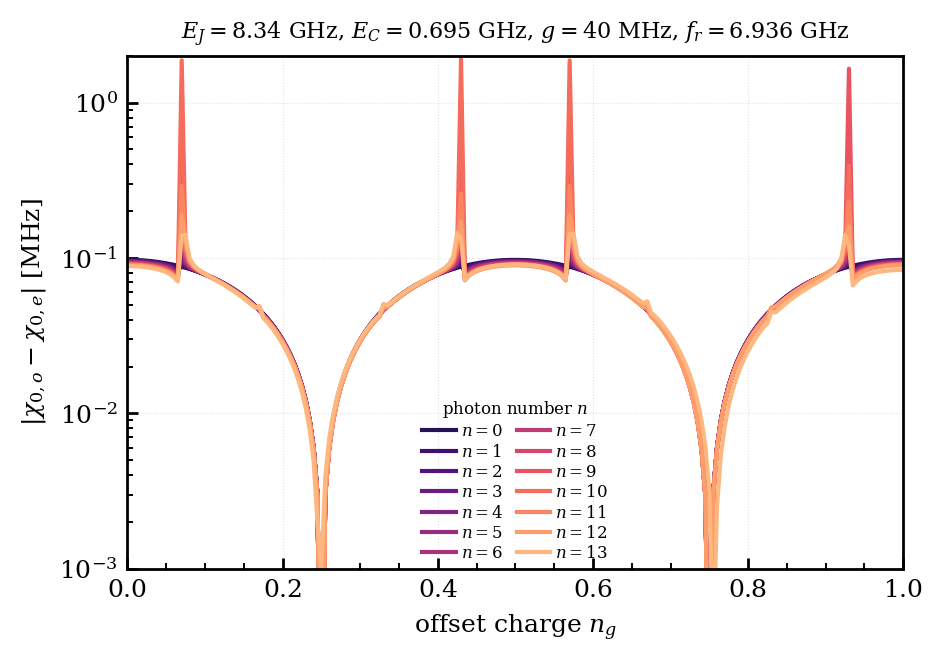
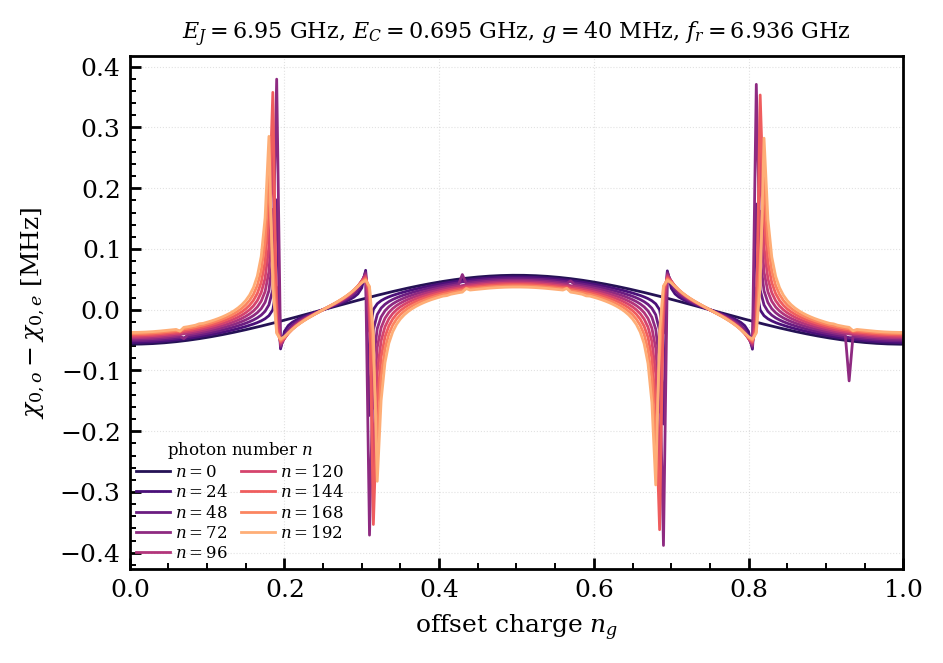
Code edit (unified diff) that turned the first committed figure into the second:
--- before
+++ after
@@ -7,13 +7,13 @@
     fig, ax = plt.subplots(figsize=(4.6, 3.2))
     cmap = cm.get_cmap('magma')
-    for n in photons_to_plot:
+    for n in photons_to_plot[::24]:
         # avoid the very darkest end of magma so n=0 stays visible
         color = cmap(0.15 + 0.7 * n / max(n_max_safe - 1, 1))
         ax.plot(ng_grid, dchi0[:, n] / MHZ,
-                color=color, linewidth=1.5, label=f'$n={n}$')
+                color=color, linewidth=1, label=f'$n={n}$')
 
     ax.set_xlim(0, 1)
     ax.set_xlabel(r'offset charge $n_g$')
-    ax.set_ylabel(r'$|\chi_{0,o} - \chi_{0,e}|$ [MHz]')
+    ax.set_ylabel(r'$\chi_{0,o} - \chi_{0,e}$ [MHz]')
     title_parts = [
         f'$E_J={qpd.e_j_hz/GHZ:.2f}$ GHz',
@@ -27,5 +27,5 @@
     ax.legend(loc='best', ncol=2, fontsize=6, title='photon number $n$',
               title_fontsize=6)
-    ax.set_ylim(1e-3, 2)
-    ax.set_yscale('log')
+    #ax.set_ylim(1e-3, 5)
+    #ax.set_yscale('log')
 plt.show()

Commit: docs: correct JC-shift rationale + add regenerated qpd_jc.ipynb